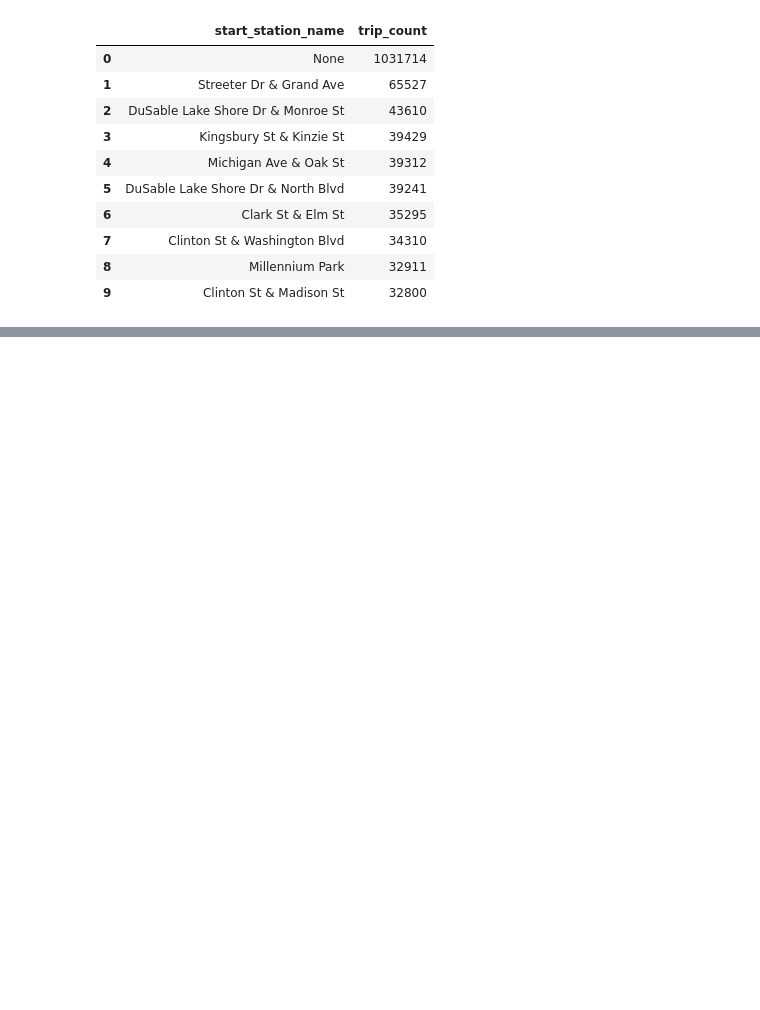
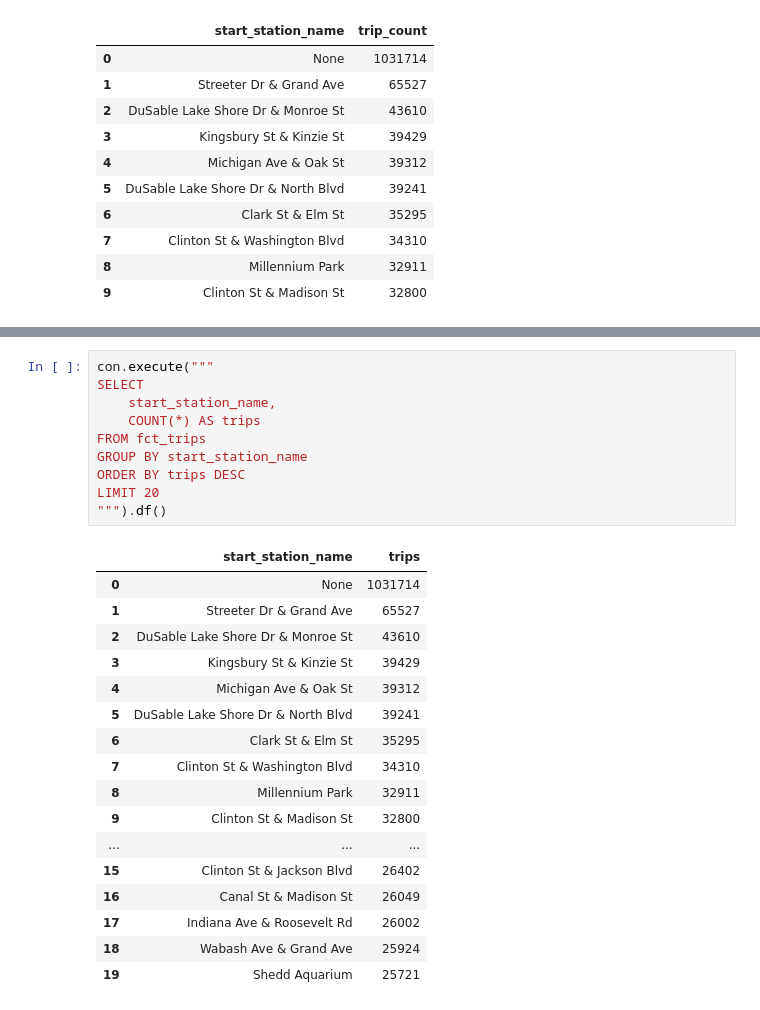
Before and after one commit to timandinco/dezoomcamp-divvy-chicago-dbt, a Jupyter notebook: notebooks/02_data_reporting.ipynb, the cells around one changed output, grey strips where cells are left out. Drawn from its saved outputs; the diff is of its cells as text; blank space fills up the shorter version.

```diff
--- a/notebooks/02_data_reporting.ipynb
+++ b/notebooks/02_data_reporting.ipynb
@@ -130,0 +173,28 @@ con.execute("""
+# %%
+con.execute("""
+SELECT
+    start_station_name,
+    COUNT(*) AS trips
+FROM fct_trips
+GROUP BY start_station_name
+ORDER BY trips DESC
+LIMIT 20
+""").df()
+# %% [output]
+|  | start_station_name | trips |
+| 0 | None | 1031714 |
+| 1 | Streeter Dr & Grand Ave | 65527 |
+| 2 | DuSable Lake Shore Dr & Monroe St | 43610 |
+| 3 | Kingsbury St & Kinzie St | 39429 |
+| 4 | Michigan Ave & Oak St | 39312 |
+| 5 | DuSable Lake Shore Dr & North Blvd | 39241 |
+| 6 | Clark St & Elm St | 35295 |
+| 7 | Clinton St & Washington Blvd | 34310 |
+| 8 | Millennium Park | 32911 |
+| 9 | Clinton St & Madison St | 32800 |
+| ... | ... | ... |
+| 15 | Clinton St & Jackson Blvd | 26402 |
+| 16 | Canal St & Madison St | 26049 |
+| 17 | Indiana Ave & Roosevelt Rd | 26002 |
+| 18 | Wabash Ave & Grand Ave | 25924 |
+| 19 | Shedd Aquarium | 25721 |
```
Also changed, not shown: parts of 3 cells of this notebook, 1 other file.
